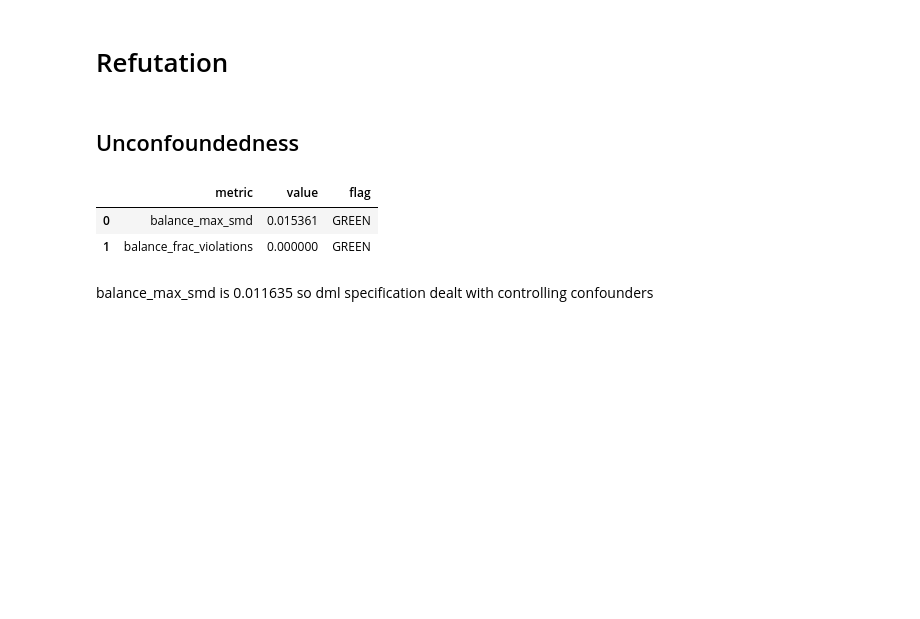
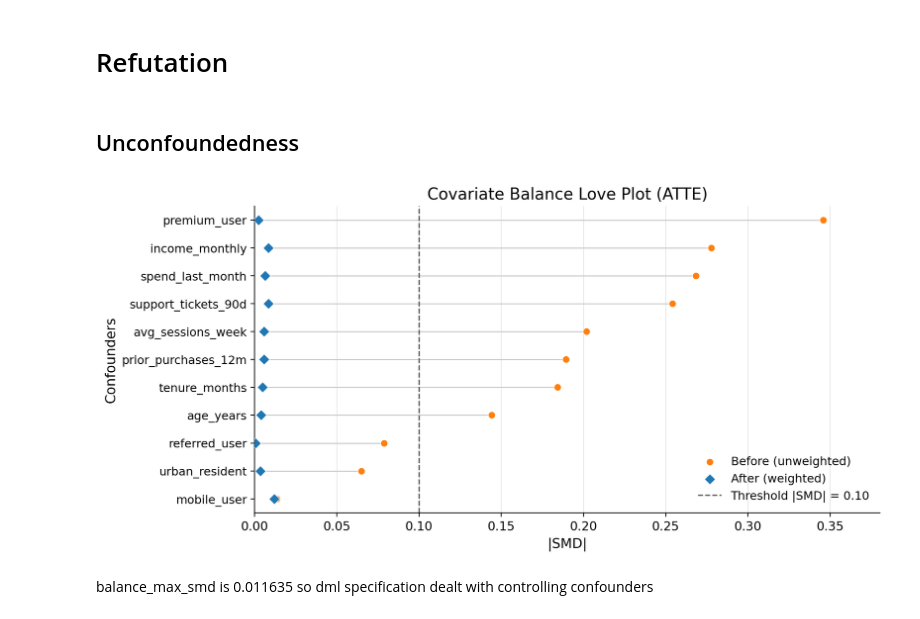
Before and after one commit to IoannMartynov/Causalis, a Jupyter notebook: notebooks/scenarios/uncofoundedness.ipynb, the cells around one changed output. Saved outputs shown, nothing was run; the diff lists cells and outputs as text; code cells hidden in the pictures; blank space fills up the shorter version.

```diff
--- a/notebooks/scenarios/uncofoundedness.ipynb
+++ b/notebooks/scenarios/uncofoundedness.ipynb
@@ -207,15 +207,12 @@ Our estimate is 12.1542 dollars (ci_abs: 7.7933, 16.5152). Mean in treatment gro
 # Refutation
 # %% [markdown]
 ## Unconfoundedness
-# %%
-from causalis.scenarios.unconfoundedness.refutation.unconfoundedness.unconfoundedness_validation import run_unconfoundedness_diagnostics
-
-rep_uc = run_unconfoundedness_diagnostics(causaldata ,dml_result)
-rep_uc['summary']
-# %% [output]
-|  | metric | value | flag |
-| 0 | balance_max_smd | 0.015361 | GREEN |
-| 1 | balance_frac_violations | 0.000000 | GREEN |
+# %%
+from causalis.scenarios.unconfoundedness.refutation import love_plot
+
+love_plot(causaldata ,dml_result)
+# %% [output]
+[figure, added]
 # %% [markdown]
 balance_max_smd is 0.011635 so dml specification dealt with controlling confounders
 # %% [markdown]
```
Also changed, not shown: parts of 11 cells of this notebook, 30 other files.
